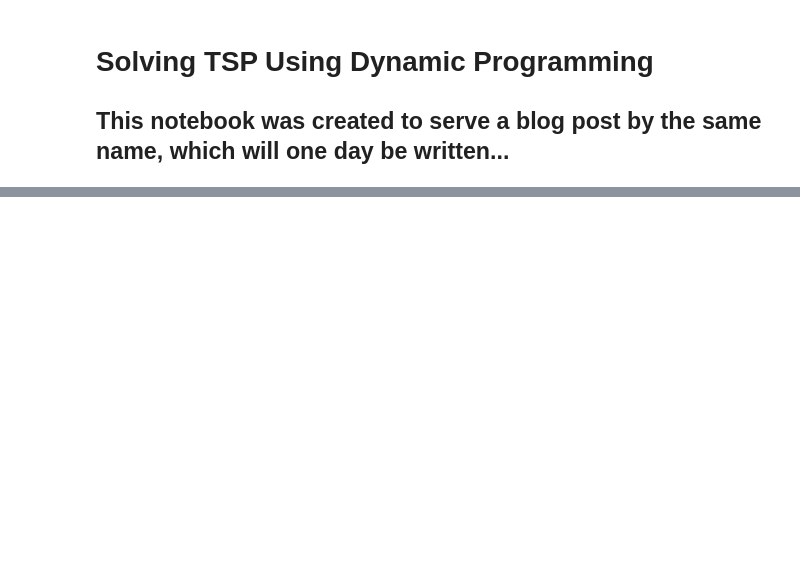
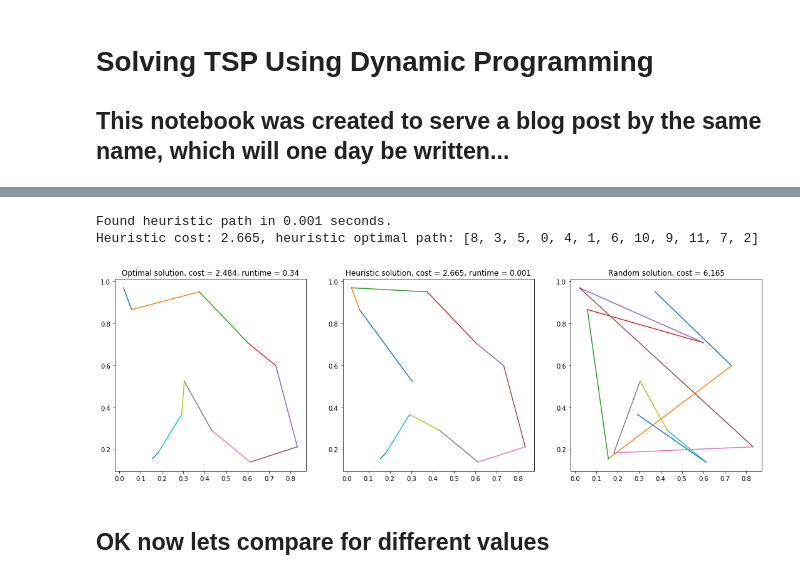
Before and after one commit to DalyaG/CodeSnippetsForPosterity, a Jupyter notebook: SolvingTSPUsingDynamicProgramming/SolvingTSPUsingDynamicProgramming.ipynb, the cells around one changed output, grey strips where cells are left out. Cells and saved outputs as stored; diff of their text form; code cells hidden in the pictures; blank space fills up the shorter version.

```diff
--- a/SolvingTSPUsingDynamicProgramming/SolvingTSPUsingDynamicProgramming.ipynb
+++ b/SolvingTSPUsingDynamicProgramming/SolvingTSPUsingDynamicProgramming.ipynb
@@ -90,0 +151,34 @@ plt.tight_layout();
+# %%
+yats = YATS()
+
+t_yats = time.time()
+optimal_path_yats, optimal_cost_yats = yats.get_best_route(X, distances_array)
+runtime_yats = round(time.time() - t_yats, 3)
+
+print(f"Found heuristic path in {runtime_yats} seconds.")
+print(f"Heuristic cost: {round(optimal_cost_yats, 3)}, heuristic optimal path: {optimal_path_yats}")
+# %% [output]
+Found heuristic path in 0.001 seconds.
+Heuristic cost: 2.665, heuristic optimal path: [8, 3, 5, 0, 4, 1, 6, 10, 9, 11, 7, 2]
+# %%
+plt.figure(figsize=(15, 5));
+
+plt.subplot(1, 3, 1);
+plot_route(X, optimal_path)
+plt.title(f"Optimal solution, cost = {round(optimal_cost, 3)}, runtime = {runtime}")
+
+plt.subplot(1, 3, 2);
+plot_route(X, optimal_path_yats)
+plt.title(f"Heuristic solution, cost = {round(optimal_cost_yats, 3)}, runtime = {runtime_yats}")
+
+plt.subplot(1, 3, 3);
+random_path = list(range(len(X)))
+random_cost = yats._get_route_len(distances_array, random_path)
+plot_route(X, random_path)
+plt.title(f"Random solution, cost = {round(random_cost, 3)}")
+
+plt.tight_layout();
+# %% [output]
+[figure, added]
+# %% [markdown]
+## OK now lets compare for different values
```
Also changed, not shown: parts of 9 cells of this notebook.
